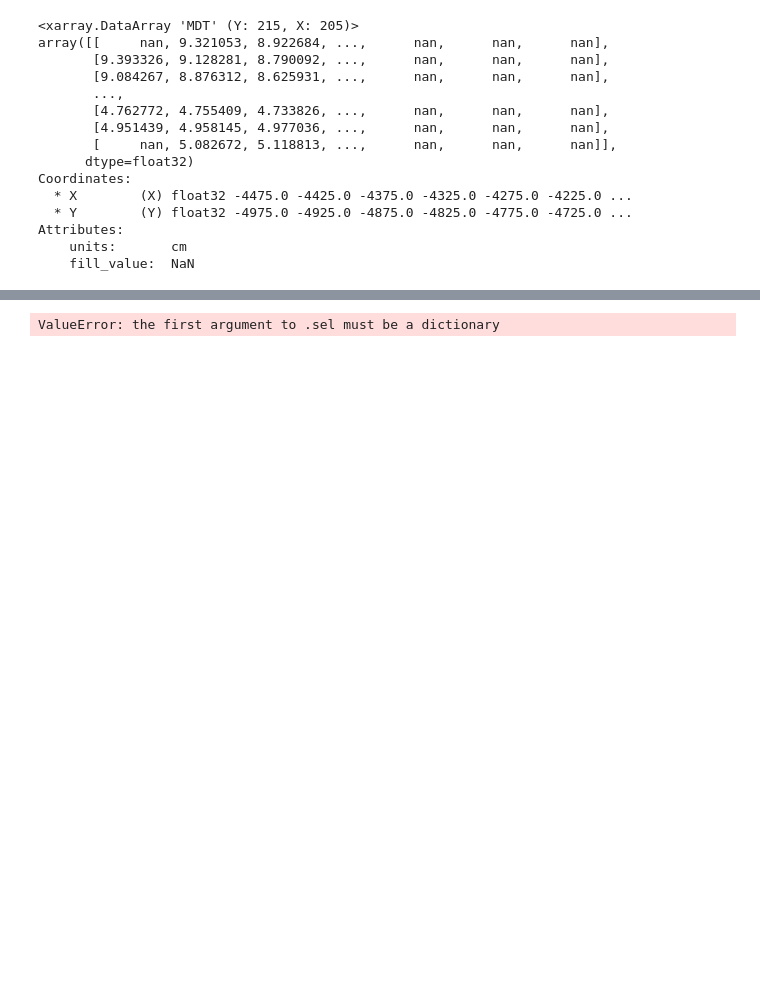
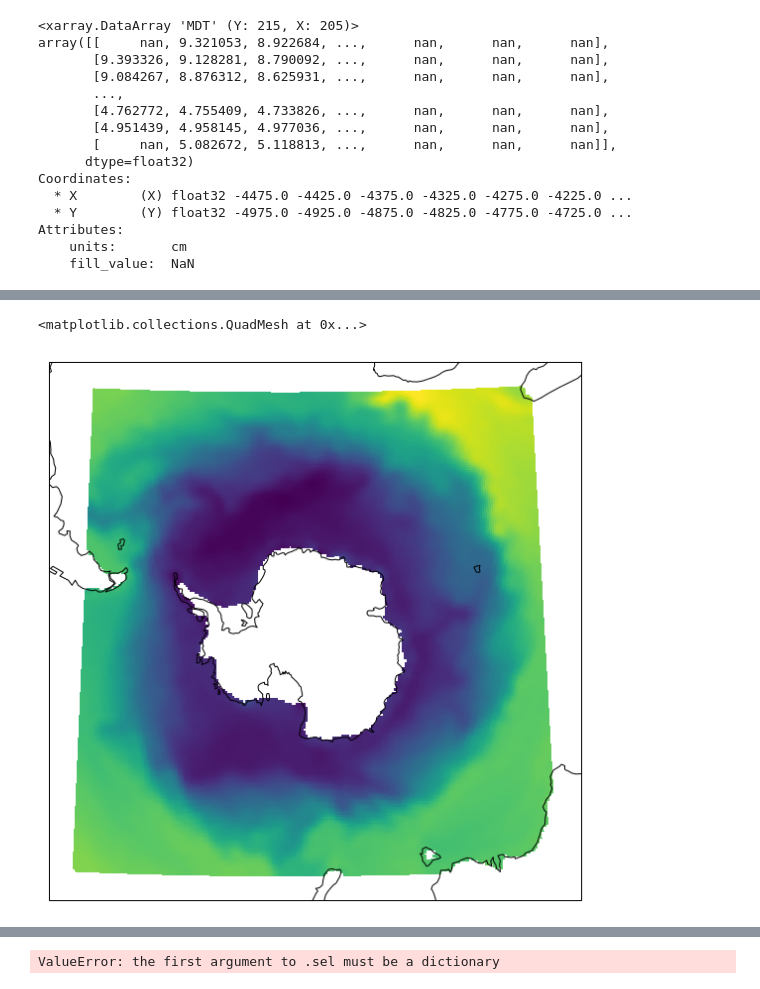
Before and after one commit to shanicetbailey/rces-finalproject, a Jupyter notebook: class_project2018.ipynb, the cells around one changed output, grey strips where cells are left out. Cells and saved outputs as stored; diff of their text form; code cells hidden in the pictures; blank space fills up the shorter version.

```diff
--- a/class_project2018.ipynb
+++ b/class_project2018.ipynb
@@ -75,0 +144,9 @@ Attributes:
+# %%
+plt.figure(figsize=(12,10))
+
+ax = plt.axes(projection=proj)
+ax.coastlines()
+ax.pcolormesh(ds.Longitude, ds.Latitude, ds.MDT, transform=ccrs.PlateCarree())
+# %% [output]
+<matplotlib.collections.QuadMesh at 0x...>
+[figure, added]
```
Also changed, not shown: parts of 27 cells of this notebook.
